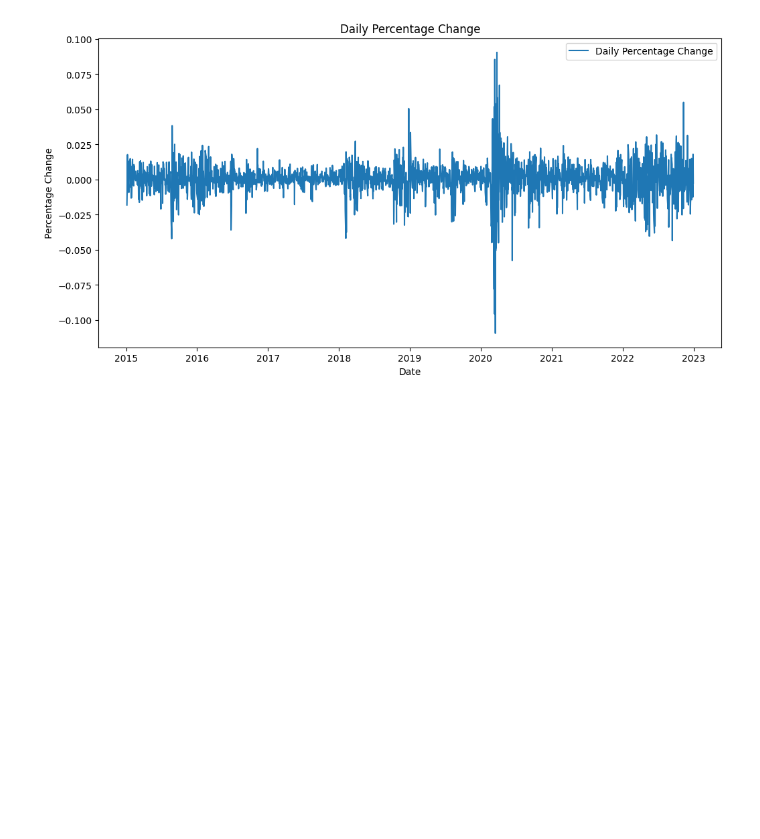
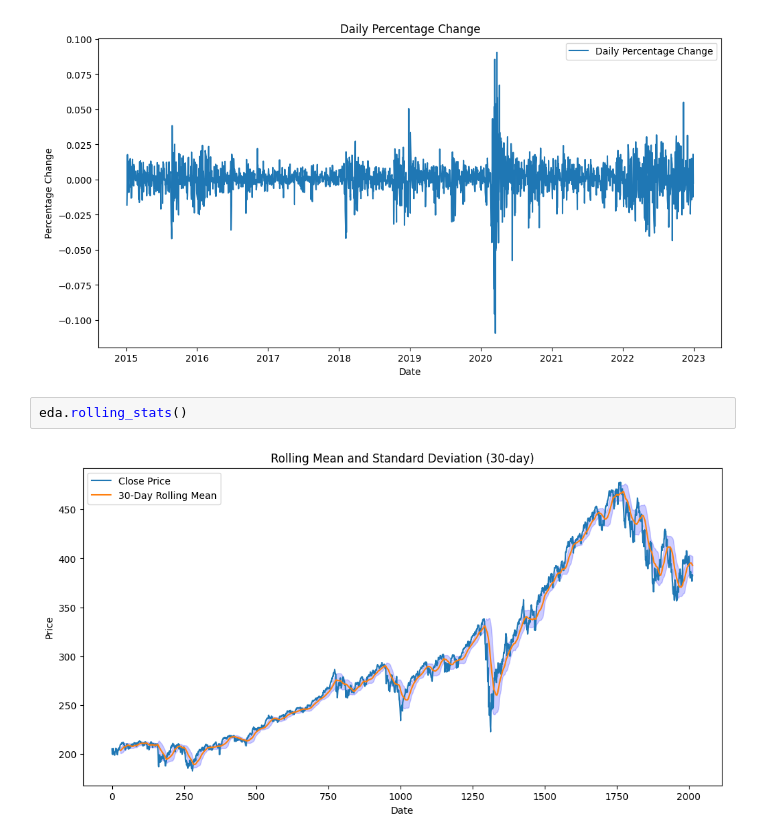
Before and after one commit to Endekalu777/Forecasting-Portfolio-Strategies, a Jupyter notebook: notebooks/SPY_financial_eda.ipynb, the cells around one changed output. Cells and saved outputs as stored; diff of their text form; blank space fills up the shorter version.

```diff
--- a/notebooks/SPY_financial_eda.ipynb
+++ b/notebooks/SPY_financial_eda.ipynb
@@ -14,3 +14,7 @@ eda.plot_closing_prices("SPY")
 eda.daily_percentage_change()
 # %% [output]
 [figure]
+# %%
+eda.rolling_stats()
+# %% [output]
+[figure, added]
```
Also changed, not shown: 3 other files.
